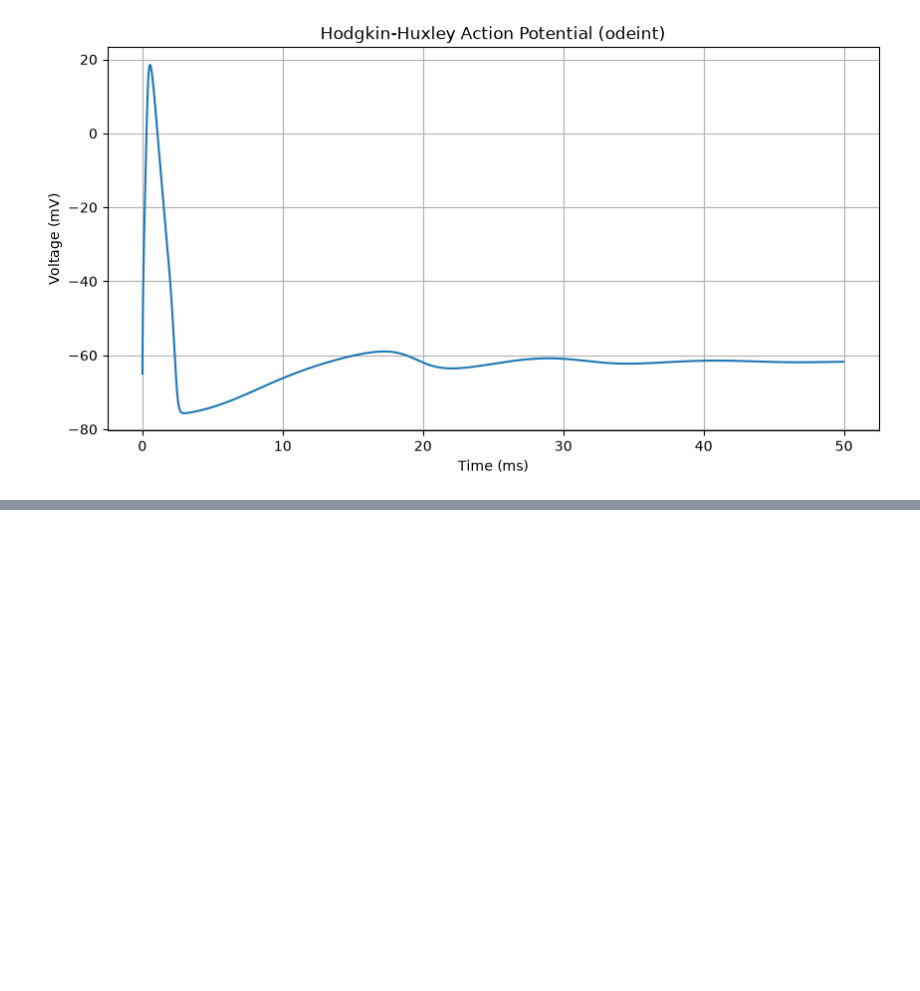
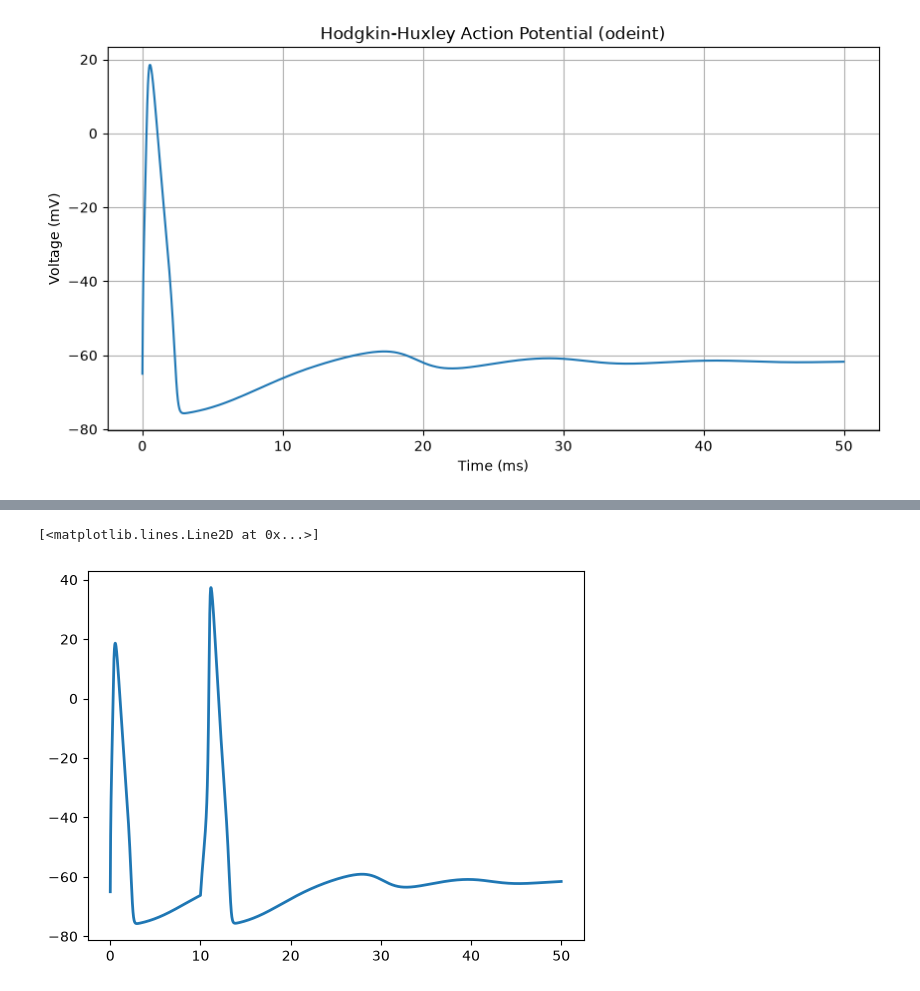
Before and after one commit to Isomorphic13/neuronensimulation, a Jupyter notebook: notebooks/hodgkins_huxley_gleichungssystem.ipynb, the cells around one changed output, grey strips where cells are left out. Saved outputs shown, nothing was run; the diff lists cells and outputs as text; code cells hidden in the pictures; blank space fills up the shorter version.

```diff
--- a/notebooks/hodgkins_huxley_gleichungssystem.ipynb
+++ b/notebooks/hodgkins_huxley_gleichungssystem.ipynb
@@ -71,0 +73,8 @@ plt.show()
+# %%
+I = lambda t: 50 if (10 <= t <= 11) else I_0
+v = euler_method(x, t_a, t_b, dt, I, tuple_of_constants) [0: ,0]
+tpoints = np.arange(0, 50, dt)
+plt.plot(tpoints,v, linewidth=2)
+# %% [output]
+[<matplotlib.lines.Line2D at 0x...>]
+[figure, added]
```
Also changed, not shown: parts of 4 cells of this notebook, 3 other files.
